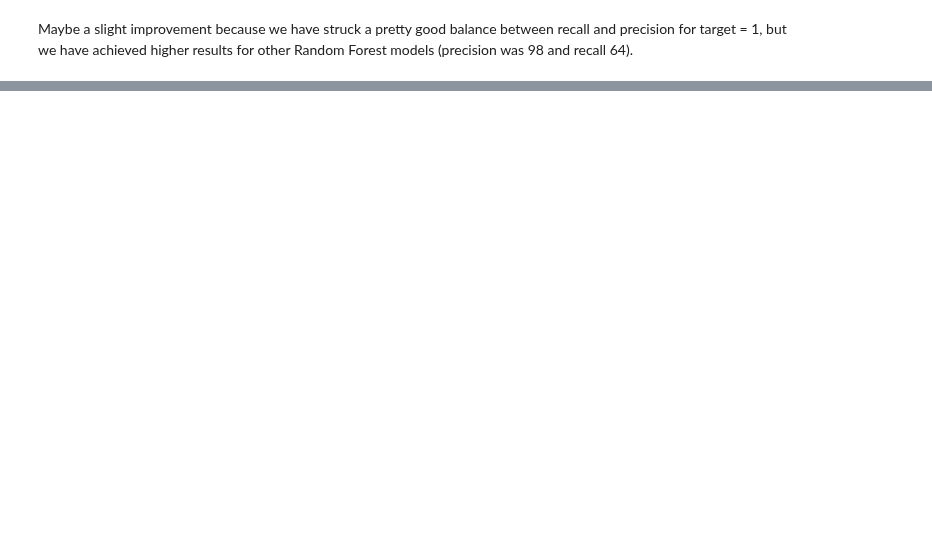
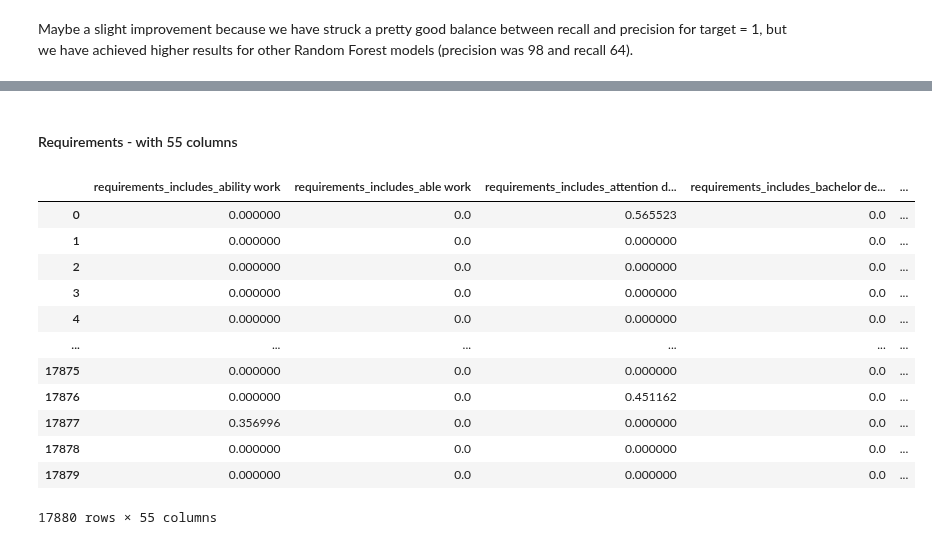
Before and after one commit to ecw70574/dsci2_final_project, a Jupyter notebook: TestingVectorization.ipynb, the cells around one changed output, grey strips where cells are left out. Saved outputs shown, nothing was run; the diff lists cells and outputs as text; code cells hidden in the pictures; blank space fills up the shorter version.

```diff
--- a/TestingVectorization.ipynb
+++ b/TestingVectorization.ipynb
@@ -720,0 +834,18 @@ Maybe a slight improvement because we have struck a pretty good balance between
+# %% [markdown]
+#### Requirements - with 55 columns
+# %%
+requirements_df
+# %% [output]
+|  | requirements_includes_ability work | requirements_includes_able work | requirements_includes_attention d... | requirements_includes_bachelor de... | ... |
+| 0 | 0.000000 | 0.0 | 0.565523 | 0.0 | ... |
+| 1 | 0.000000 | 0.0 | 0.000000 | 0.0 | ... |
+| 2 | 0.000000 | 0.0 | 0.000000 | 0.0 | ... |
+| 3 | 0.000000 | 0.0 | 0.000000 | 0.0 | ... |
+| 4 | 0.000000 | 0.0 | 0.000000 | 0.0 | ... |
+| ... | ... | ... | ... | ... | ... |
+| 17875 | 0.000000 | 0.0 | 0.000000 | 0.0 | ... |
+| 17876 | 0.000000 | 0.0 | 0.451162 | 0.0 | ... |
+| 17877 | 0.356996 | 0.0 | 0.000000 | 0.0 | ... |
+| 17878 | 0.000000 | 0.0 | 0.000000 | 0.0 | ... |
+| 17879 | 0.000000 | 0.0 | 0.000000 | 0.0 | ... |
+17880 rows × 55 columns
```
Also changed, not shown: parts of 24 cells of this notebook.
